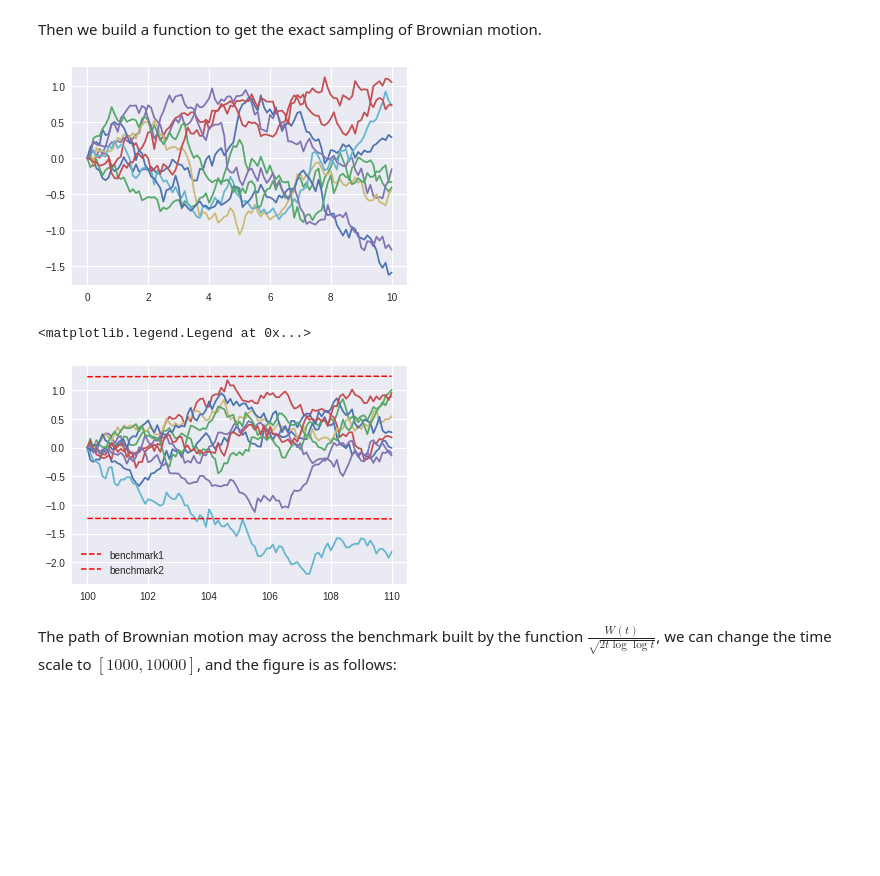
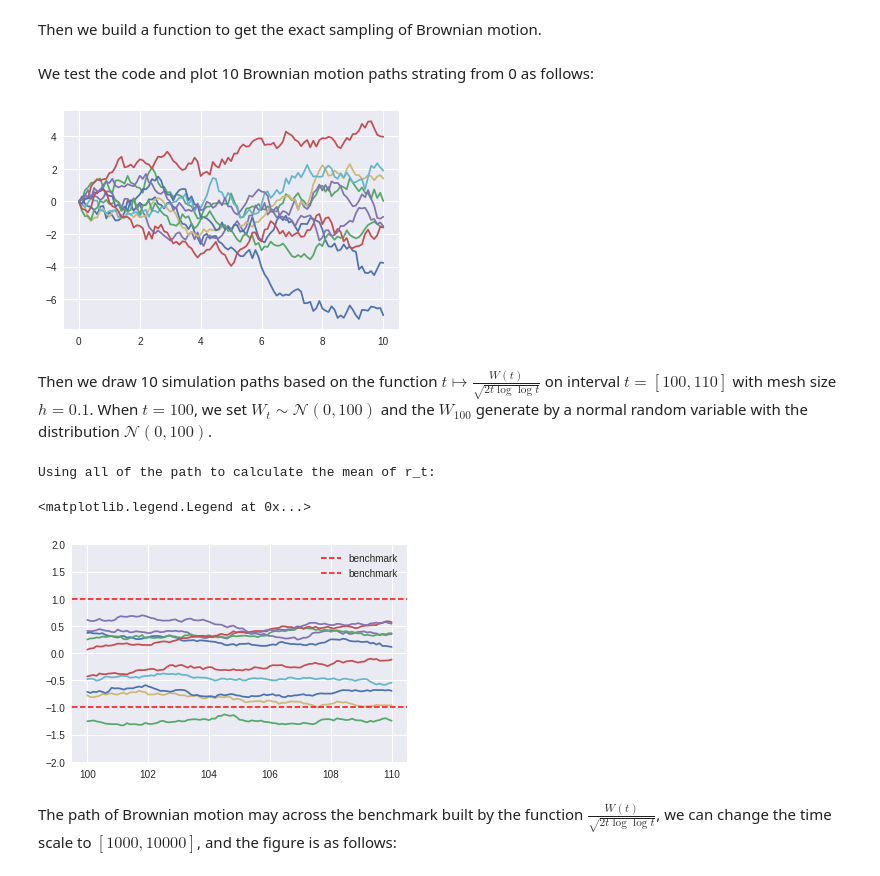
Before and after one commit to JiaminJIAN/20MA573, a Jupyter notebook: src/One_dimensional_Brownian_motion_path_simulation2.ipynb, the cells around one changed output. Saved outputs shown, nothing was run; the diff lists cells and outputs as text; code cells hidden in the pictures; blank space fills up the shorter version.

```diff
--- a/src/One_dimensional_Brownian_motion_path_simulation2.ipynb
+++ b/src/One_dimensional_Brownian_motion_path_simulation2.ipynb
@@ -65,12 +65,14 @@ Then we build a function to get the exact sampling of Brownian motion.
 
 def exsampling_bm_gen(T1, T2, n):    # parameters: start time, end time, and the mesh number
     t = np.linspace(T1, T2, num = n+1)   # init mesh
-    h = 1/n   # the scale of each step
+    h = (T2 - T1)/n   # the scale of each step
     W = np.zeros(n+1)   # init BM with 0
-    ## W[0] = np.random.normal(0, np.sqrt(T1))
+    W[0] = np.random.normal(0, np.sqrt(T1))
     for i in range(n):
         W[i+1] = W[i] + np.sqrt(h) * np.random.normal()
     return t, W
+# %% [markdown]
+We test the code and plot 10 Brownian motion paths strating from 0 as follows:
 # %%
 ## Test the exsampling_bm_gen and plot
 MeshN = 100   # Mesh number
@@ -80,26 +82,30 @@ for i in range(SimN):
     [t, W] = exsampling_bm_gen(0., 10., MeshN)
     plt.plot(t, W);
 # %% [output]
-[figure, old version]
+[figure, new version]
+# %% [markdown]
+Then we draw 10 simulation paths based on the function $t \mapsto \frac{W(t)}{\sqrt{2t \log \log t}}$ on interval $t = [100, 110]$ with mesh size $h = 0.1$. When $t = 100$, we set $W_t \sim \mathcal{N} (0, 100)$ and the $W_{100}$ generate by a normal random variable with the distribution $\mathcal{N} (0, 100)$.
 # %%
 T1 = 100; T2 = 110; # The time interval
 
 MeshN = 100   # Mesh number
 SimN = 10     # Simulation number
 
 for i in range(SimN):
     [t, W] = exsampling_bm_gen(T1, T2, MeshN)
-    plt.plot(t, W);
+    y = np.sqrt(2 * t * np.log(np.log(t)))
+    y1 = W/y
+    plt.plot(t, y1);
 
-y1 = np.sqrt(np.log(np.log(t)))
-y2 = - np.sqrt(np.log(np.log(t)))
-
-plt.plot(t, y1, color='r', ls='dashed', lw=1.5, label='benchmark1')
-plt.plot(t, y2, color='r', ls='dashed', lw=1.5, label='benchmark2')
+print("Using all of the path to calculate the mean of r_t:")
+plt.axhline(1, color='r', ls='dashed', lw=1.5, label='benchmark')
+plt.axhline(-1, color='r', ls='dashed', lw=1.5, label='benchmark')
+plt.ylim(-2, 2)
 plt.legend()
 # %% [output]
-<matplotlib.legend.Legend at 0x...>
+Using all of the path to calculate the mean of r_t:
+<matplotlib.legend.Legend at 0x...>
-[figure, old version]
+[figure, new version]
 # %% [markdown]
 The path of Brownian motion may across the benchmark built by the function $\frac{W(t)}{\sqrt{2t \log \log t}}$, we can change the time scale to $[1000, 10000]$, and the figure is as follows:
 # %%
```
Also changed, not shown: parts of 5 cells of this notebook.
